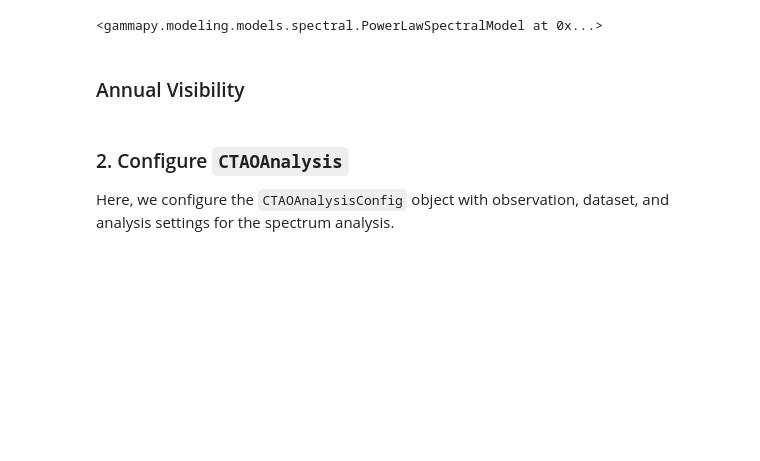
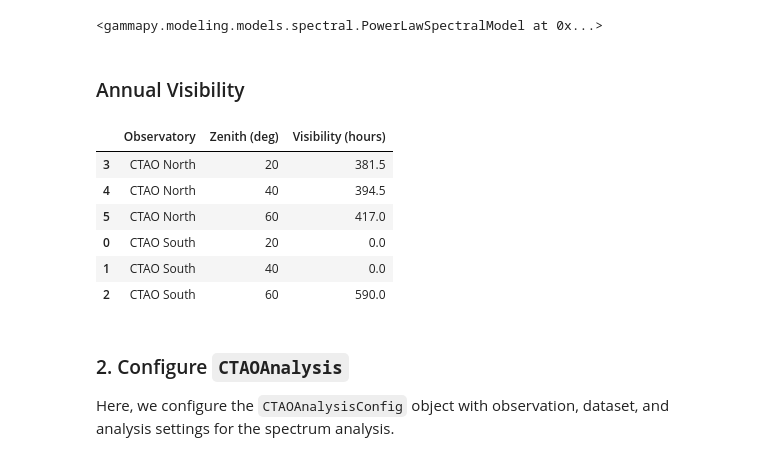
Before and after one commit to rubensjrcosta/feupy, a Jupyter notebook: examples/spectrum_analysis.ipynb, the cells around one changed output. Cells and saved outputs as stored; diff of their text form; code cells hidden in the pictures; blank space fills up the shorter version.

```diff
--- a/examples/spectrum_analysis.ipynb
+++ b/examples/spectrum_analysis.ipynb
@@ -90,6 +93,22 @@ from feupy.analysis.irfs import get_visibility_table_from_position
 # %% [markdown]
 ### Annual Visibility
 # %%
-year=2025
+year=2026
 
-get_visibility_table_from_position(source.position, year)
+estimator = CTAOVisibilityEstimator(
+    target=source.position,
+    year=year,
+    time_step_min=30,
+)
+
+df = make_ctao_visibility_table(estimator)
+
+df
+# %% [output]
+|  | Observatory | Zenith (deg) | Visibility (hours) |
+| 3 | CTAO North | 20 | 381.5 |
+| 4 | CTAO North | 40 | 394.5 |
+| 5 | CTAO North | 60 | 417.0 |
+| 0 | CTAO South | 20 | 0.0 |
+| 1 | CTAO South | 40 | 0.0 |
+| 2 | CTAO South | 60 | 590.0 |
```
Also changed, not shown: parts of 23 cells of this notebook, 10 other files.
